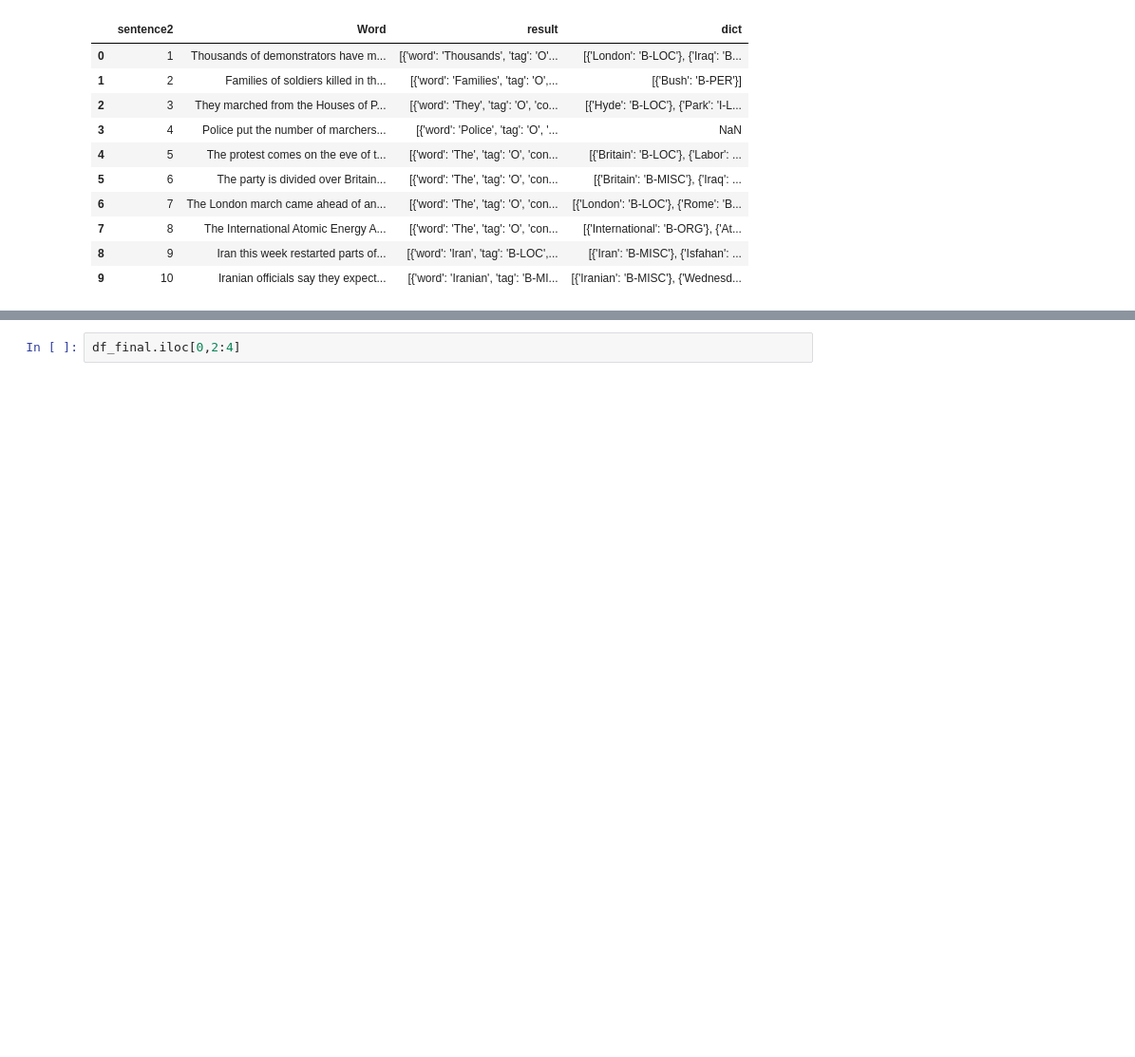
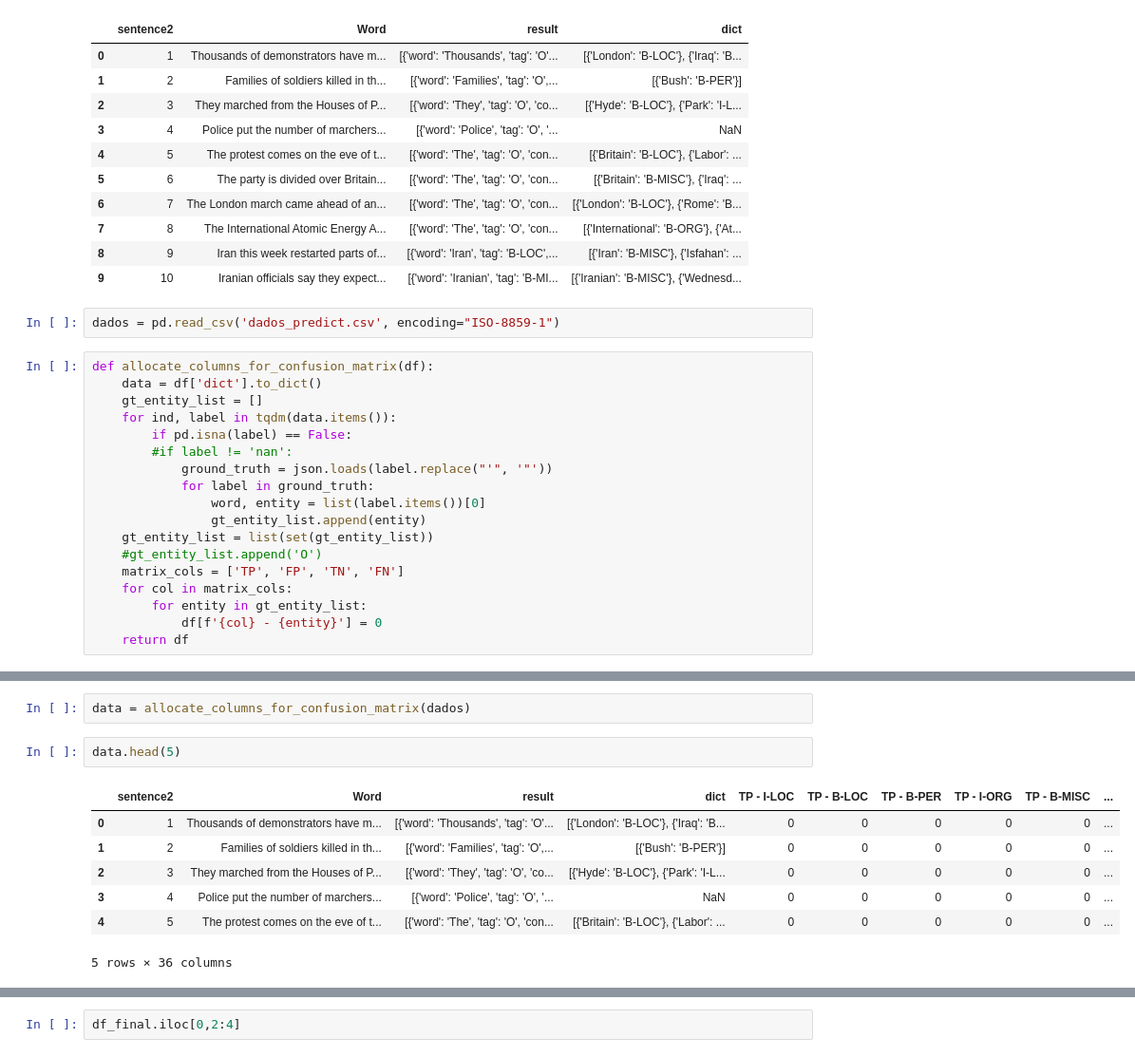
Before and after one commit to gabrielosluz/projetofinal, a Jupyter notebook: Teste_modelo_BERT.ipynb, the cells around one changed output, grey strips where cells are left out. Shown at 95% size. Drawn from its saved outputs; the diff is of its cells as text; blank space fills up the shorter version.

```diff
--- a/Teste_modelo_BERT.ipynb
+++ b/Teste_modelo_BERT.ipynb
@@ -211,3 +194,23 @@ df_final.head(10)
 | 7 | 8 | The International Atomic Energy A... | [{'word': 'The', 'tag': 'O', 'con... | [{'International': 'B-ORG'}, {'At... |
 | 8 | 9 | Iran this week restarted parts of... | [{'word': 'Iran', 'tag': 'B-LOC',... | [{'Iran': 'B-MISC'}, {'Isfahan': ... |
 | 9 | 10 | Iranian officials say they expect... | [{'word': 'Iranian', 'tag': 'B-MI... | [{'Iranian': 'B-MISC'}, {'Wednesd... |
+# %%
+dados = pd.read_csv('dados_predict.csv', encoding="ISO-8859-1")
+# %%
+def allocate_columns_for_confusion_matrix(df):
+    data = df['dict'].to_dict()
+    gt_entity_list = []
+    for ind, label in tqdm(data.items()):
+        if pd.isna(label) == False:
+        #if label != 'nan':
+            ground_truth = json.loads(label.replace("'", '"'))
+            for label in ground_truth:
+                word, entity = list(label.items())[0]
+                gt_entity_list.append(entity)
+    gt_entity_list = list(set(gt_entity_list))
+    #gt_entity_list.append('O')
+    matrix_cols = ['TP', 'FP', 'TN', 'FN']
+    for col in matrix_cols:
+        for entity in gt_entity_list:
+            df[f'{col} - {entity}'] = 0
+    return df
@@ -213,0 +266,12 @@ df_final.head(10)
+# %%
+data = allocate_columns_for_confusion_matrix(dados)
+# %%
+data.head(5)
+# %% [output]
+|  | sentence2 | Word | result | dict | TP - I-LOC | TP - B-LOC | TP - B-PER | TP - I-ORG | TP - B-MISC | ... |
+| 0 | 1 | Thousands of demonstrators have m... | [{'word': 'Thousands', 'tag': 'O'... | [{'London': 'B-LOC'}, {'Iraq': 'B... | 0 | 0 | 0 | 0 | 0 | ... |
+| 1 | 2 | Families of soldiers killed in th... | [{'word': 'Families', 'tag': 'O',... | [{'Bush': 'B-PER'}] | 0 | 0 | 0 | 0 | 0 | ... |
+| 2 | 3 | They marched from the Houses of P... | [{'word': 'They', 'tag': 'O', 'co... | [{'Hyde': 'B-LOC'}, {'Park': 'I-L... | 0 | 0 | 0 | 0 | 0 | ... |
+| 3 | 4 | Police put the number of marchers... | [{'word': 'Police', 'tag': 'O', '... | NaN | 0 | 0 | 0 | 0 | 0 | ... |
+| 4 | 5 | The protest comes on the eve of t... | [{'word': 'The', 'tag': 'O', 'con... | [{'Britain': 'B-LOC'}, {'Labor': ... | 0 | 0 | 0 | 0 | 0 | ... |
+5 rows × 36 columns
```
Also changed, not shown: parts of 11 cells of this notebook, 2 other files.
